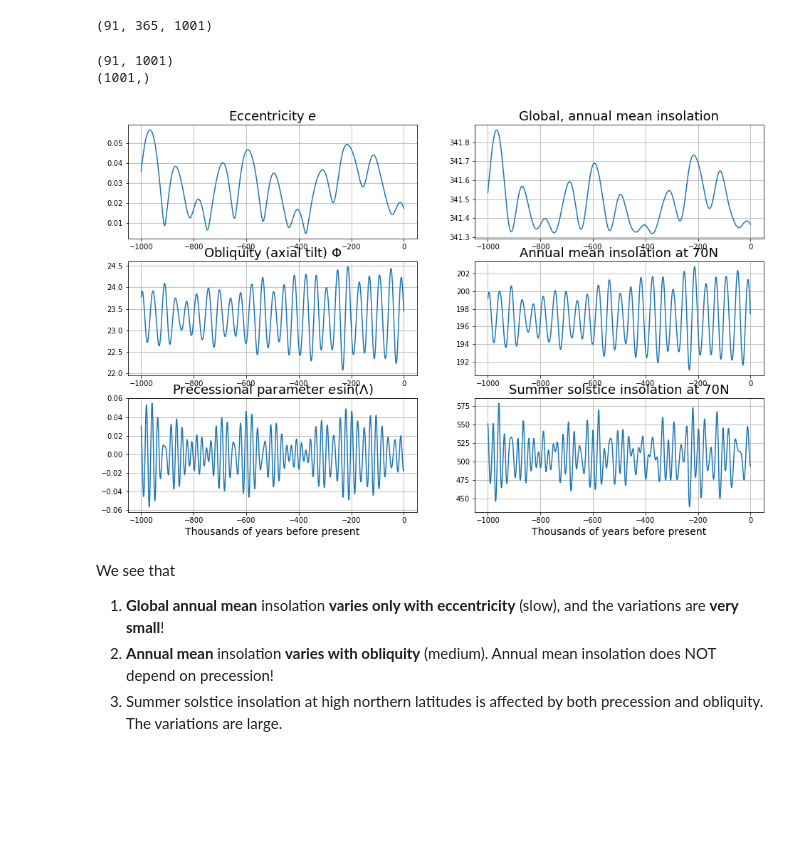
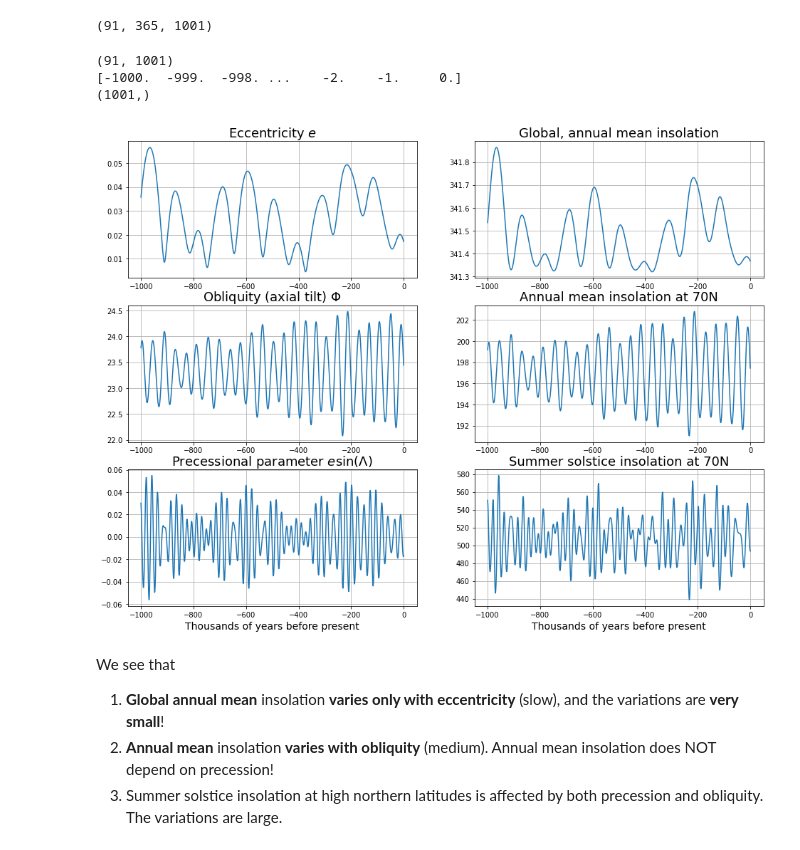
Before and after one commit to llvillanueva/TPA_DIPLOMA_LABS, a Jupyter notebook: notebooks/orbital.ipynb, the cells around one changed output. Cells and saved outputs as stored; diff of their text form; code cells hidden in the pictures; blank space fills up the shorter version.

```diff
--- a/notebooks/orbital.ipynb
+++ b/notebooks/orbital.ipynb
@@ -349,11 +370,12 @@ If the **Milankovitch hypothesis** is correct, we should that **summer insolatio
 The classical way to plot this is the look at **insolation at summer solstice at 65ºN**.  Let's plot this for the last 100,000 years.
 # %%
 #  Plot summer solstice insolation at 65ºN
-years = np.linspace(-100, 0, 101)  #  last 100 kyr
-thisorb = OrbitalTable.interp(kyear=years)
+
+kyears = np.linspace(-100, 0, 101)  #  last 100 kyr
+thisorb = OrbitalTable.interp(kyear=kyears)
 S65 = daily_insolation( 65, 172, thisorb )
 fig, ax = plt.subplots()
-ax.plot(years, S65)
+ax.plot(kyears, S65)
 ax.set_xlabel('Thousands of years before present')
 ax.set_ylabel('W/m2')
 ax.set_title('Summer solstice insolation at 65N')
@@ -468,43 +498,45 @@ print( Q.shape)
 (91, 365, 1001)
 # %%
 Qann = np.mean(Q, axis=1)  # time average over the year
-print( Qann.shape)
+print(Qann.shape)
+print (kyears)
 Qglobal = np.empty_like( kyears )
-for n in range( kyears.size ):   # global area-weighted average
+for n in range(kyears.shape[0] ):   # global area-weighted average
     Qglobal[n] = np.average( Qann[:,n], weights=np.cos(np.deg2rad(lat)))
 print( Qglobal.shape)
 # %% [output]
 (91, 1001)
+[-1000.  -999.  -998. ...    -2.    -1.     0.]
 (1001,)
 # %%
-fig = plt.figure(figsize = (16,10))
+fig = plt.figure(figsize = (16,12))
 ax = []
 for n in range(6):
     ax.append(fig.add_subplot(3,2,n+1))
 
 ax[0].plot( kyears, orb['ecc'] )
 ax[0].set_title('Eccentricity $e$', fontsize=18 )
 ax[2].plot( kyears, orb['obliquity'] )
 ax[2].set_title('Obliquity (axial tilt) $\Phi$', fontsize=18 )
 ax[4].plot( kyears, orb['ecc'] * np.sin( np.deg2rad( orb['long_peri'] ) ) )
 ax[4].set_title('Precessional parameter $e \sin(\Lambda)$', fontsize=18 )
 
 ax[1].plot( kyears, Qglobal )
 ax[1].set_title('Global, annual mean insolation', fontsize=18 )
 ax[1].ticklabel_format( useOffset=False )
 
 ax[3].plot( kyears, Qann[80,:] )
 ax[3].set_title('Annual mean insolation at 70N', fontsize=18 )
 
 ax[5].plot( kyears, Q[80,170,:] )
 ax[5].set_title('Summer solstice insolation at 70N', fontsize=18 )
 
 for n in range(6):
     ax[n].grid()
 for n in [4,5]:
     ax[n].set_xlabel( 'Thousands of years before present', fontsize=14 )
 # %% [output]
-[figure, old version]
+[figure, new version]
 # %% [markdown]
 We see that
 
```
Also changed, not shown: parts of 8 cells of this notebook, 3 other files.
